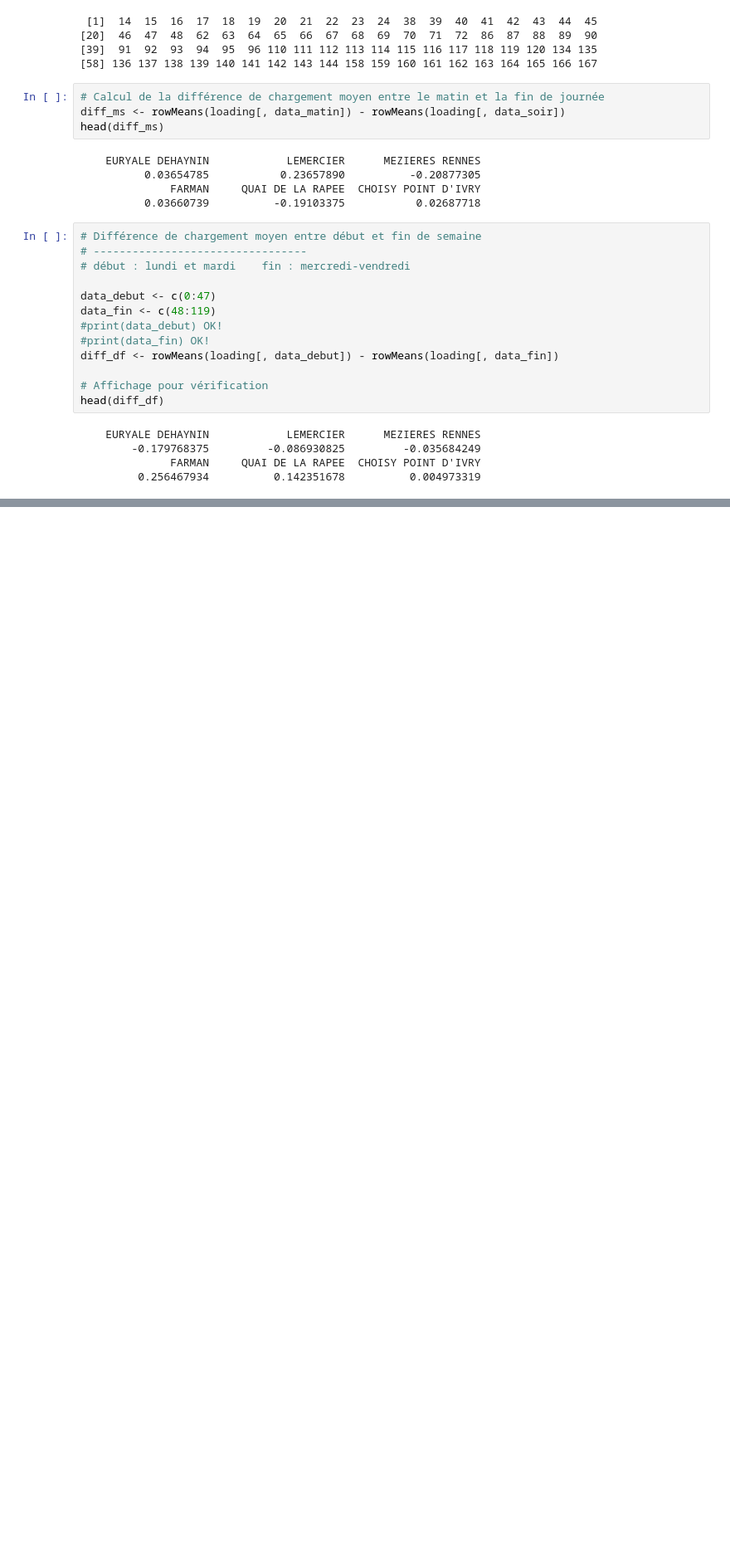
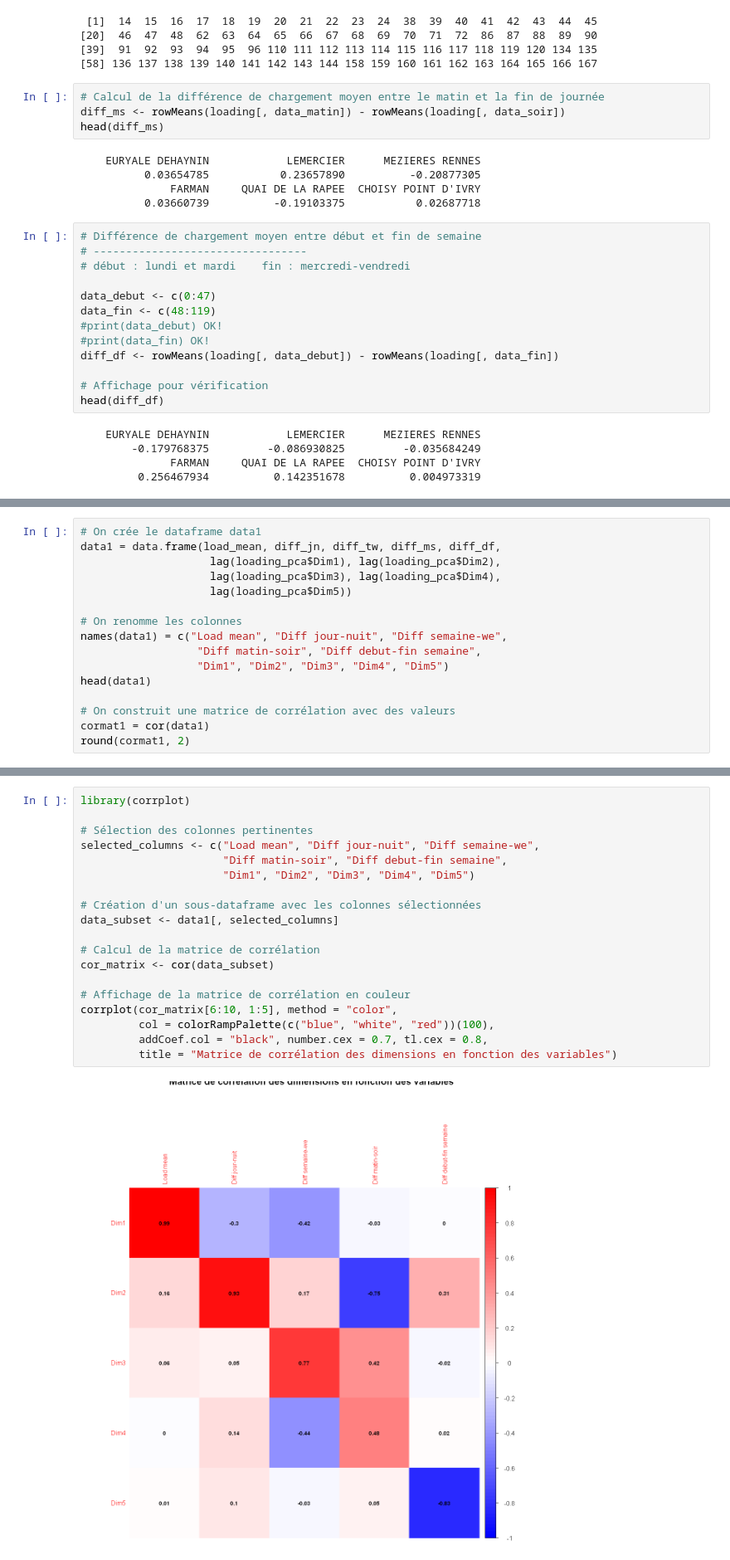
Before and after one commit to dpiot14/ProjetAD, a Jupyter notebook: TP_Velib_R_Project.ipynb, the cells around one changed output, grey strips where cells are left out. Shown at 83% size. Cells and saved outputs as stored; diff of their text form; blank space fills up the shorter version.

```diff
--- a/TP_Velib_R_Project.ipynb
+++ b/TP_Velib_R_Project.ipynb
@@ -1064,0 +1150,16 @@ head(diff_df)
+# %%
+# On crée le dataframe data1
+data1 = data.frame(load_mean, diff_jn, diff_tw, diff_ms, diff_df,
+                    lag(loading_pca$Dim1), lag(loading_pca$Dim2),
+                    lag(loading_pca$Dim3), lag(loading_pca$Dim4),
+                    lag(loading_pca$Dim5))
+
+# On renomme les colonnes
+names(data1) = c("Load mean", "Diff jour-nuit", "Diff semaine-we",
+                  "Diff matin-soir", "Diff debut-fin semaine",
+                  "Dim1", "Dim2", "Dim3", "Dim4", "Dim5")
+head(data1)
+
+# On construit une matrice de corrélation avec des valeurs
+cormat1 = cor(data1)
+round(cormat1, 2)
@@ -1064,0 +1193,21 @@ head(diff_df)
+# %%
+library(corrplot)
+
+# Sélection des colonnes pertinentes
+selected_columns <- c("Load mean", "Diff jour-nuit", "Diff semaine-we",
+                      "Diff matin-soir", "Diff debut-fin semaine",
+                      "Dim1", "Dim2", "Dim3", "Dim4", "Dim5")
+
+# Création d'un sous-dataframe avec les colonnes sélectionnées
+data_subset <- data1[, selected_columns]
+
+# Calcul de la matrice de corrélation
+cor_matrix <- cor(data_subset)
+
+# Affichage de la matrice de corrélation en couleur
+corrplot(cor_matrix[6:10, 1:5], method = "color",
+         col = colorRampPalette(c("blue", "white", "red"))(100),
+         addCoef.col = "black", number.cex = 0.7, tl.cex = 0.8,
+         title = "Matrice de corrélation des dimensions en fonction des variables")
+# %% [output]
+[figure, added]
```
Also changed, not shown: parts of 52 cells of this notebook.
